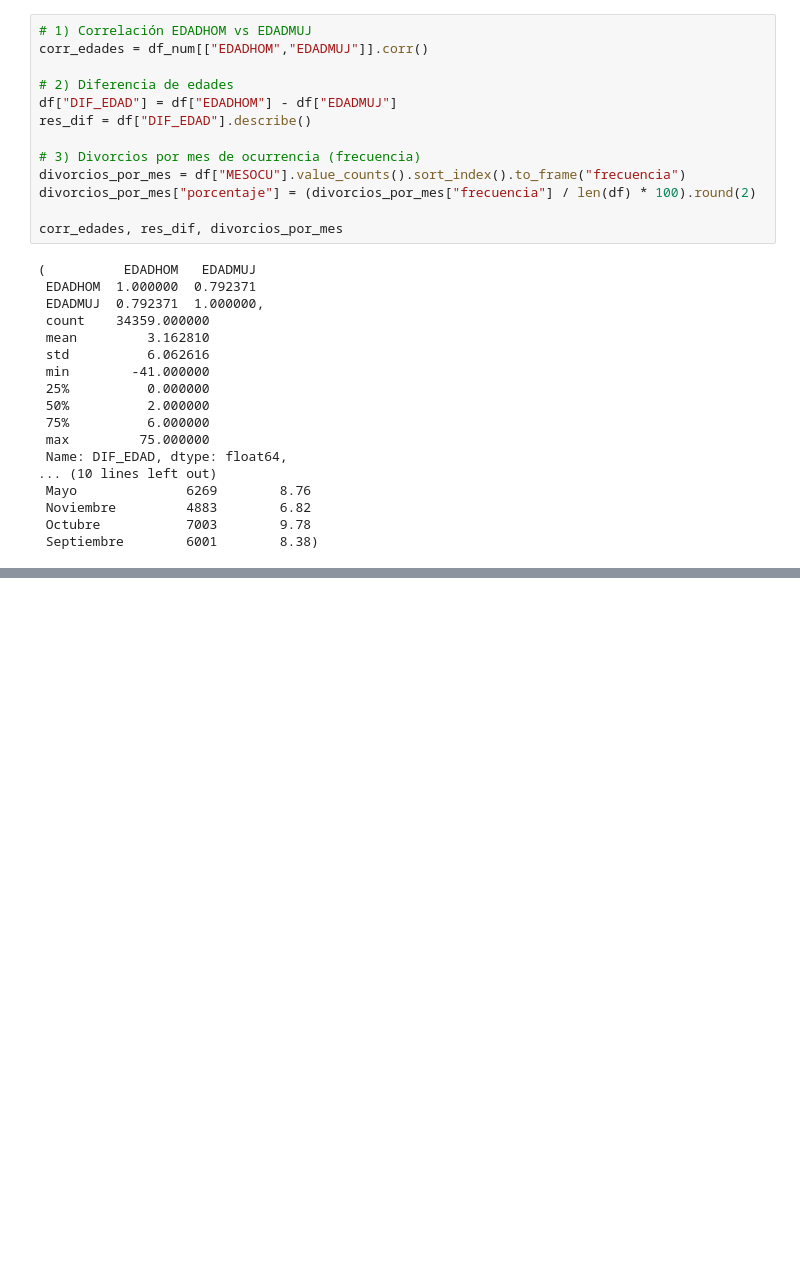
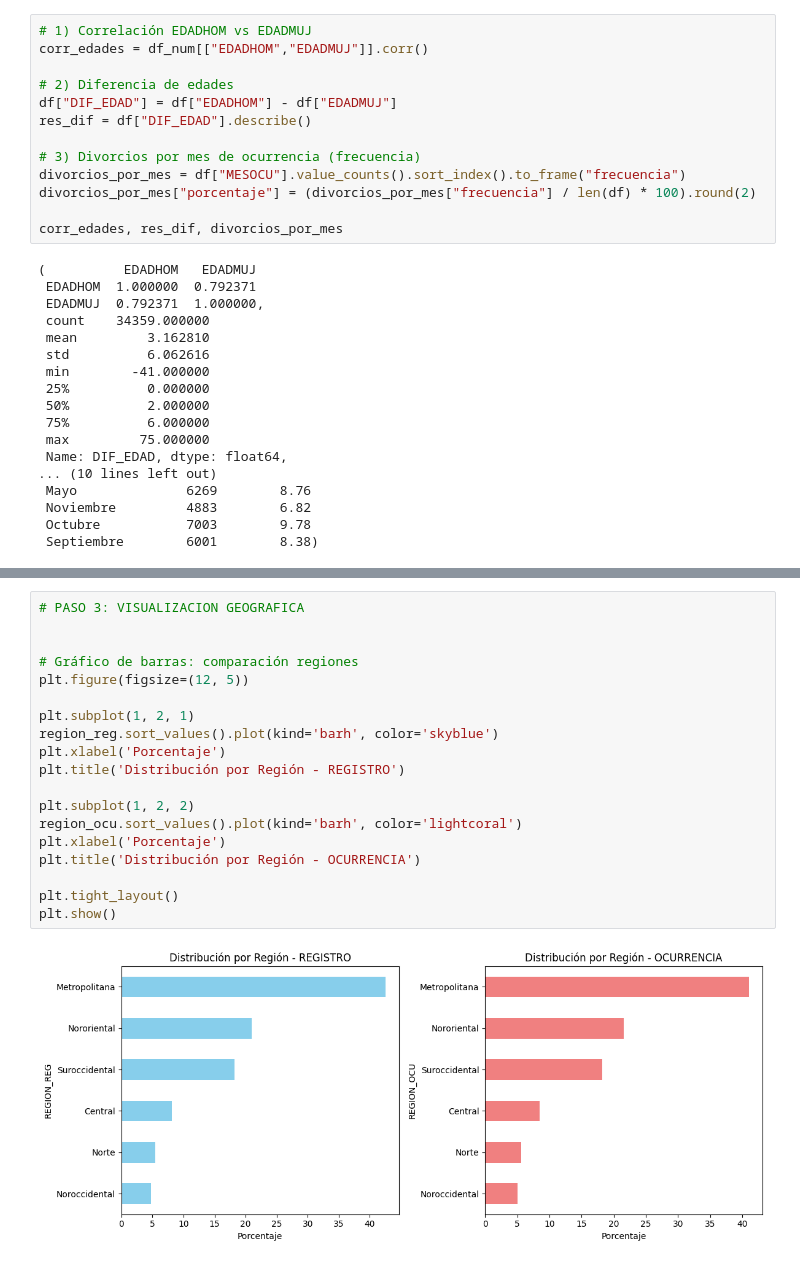
Before and after one commit to Ninaswiftie09/Mineria-de-Datos, a Jupyter notebook: proyecto.ipynb, the cells around one changed output, grey strips where cells are left out. Drawn from its saved outputs; the diff is of its cells as text; blank space fills up the shorter version.

```diff
--- a/proyecto.ipynb
+++ b/proyecto.ipynb
@@ -254,0 +333,21 @@ corr_edades, res_dif, divorcios_por_mes
+# %%
+# PASO 3: VISUALIZACION GEOGRAFICA
+
+
+# Gráfico de barras: comparación regiones
+plt.figure(figsize=(12, 5))
+
+plt.subplot(1, 2, 1)
+region_reg.sort_values().plot(kind='barh', color='skyblue')
+plt.xlabel('Porcentaje')
+plt.title('Distribución por Región - REGISTRO')
+
+plt.subplot(1, 2, 2)
+region_ocu.sort_values().plot(kind='barh', color='lightcoral')
+plt.xlabel('Porcentaje')
+plt.title('Distribución por Región - OCURRENCIA')
+
+plt.tight_layout()
+plt.show()
+# %% [output]
+[figure, added]
```
Also changed, not shown: parts of 7 cells of this notebook, 1 other file.
